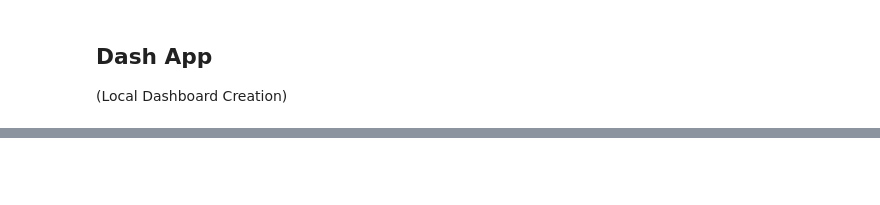
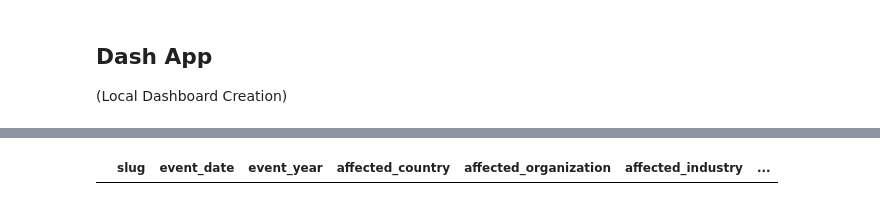
Before and after one commit to JD-Bentley/Cyber-Attacks-Visualized, a Jupyter notebook: src/plotly_dashboard.ipynb, the cells around one changed output, grey strips where cells are left out. Cells and saved outputs as stored; diff of their text form; code cells hidden in the pictures; blank space fills up the shorter version.

```diff
--- a/src/plotly_dashboard.ipynb
+++ b/src/plotly_dashboard.ipynb
@@ -263,0 +165,5 @@ app.run(jupyter_mode="inline", debug=True)
+# %%
+duplicate_rows_mask = df.duplicated()
+df[duplicate_rows_mask]
+# %% [output]
+|  | slug | event_date | event_year | affected_country | affected_organization | affected_industry | ... |
```
Also changed, not shown: parts of 15 cells of this notebook.
